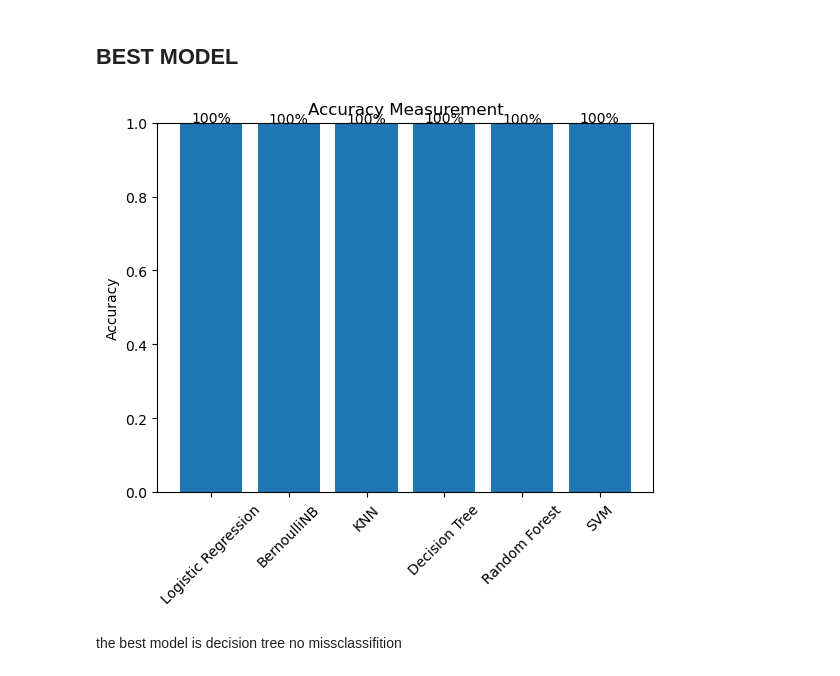
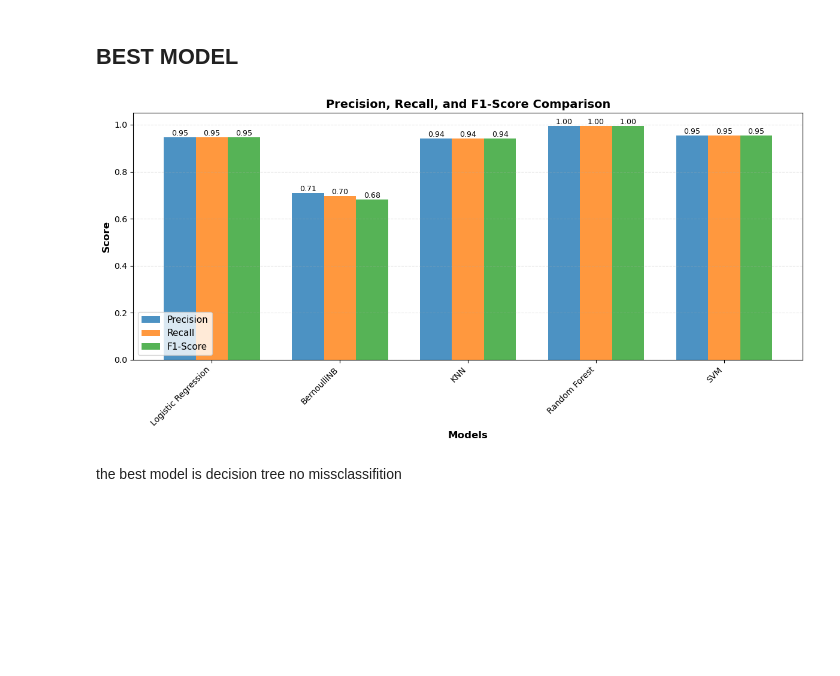
Before and after one commit to Dina1moh/Air-Quality-Prediction, a Jupyter notebook: model/model.ipynb, the cells around one changed output. Saved outputs shown, nothing was run; the diff lists cells and outputs as text; code cells hidden in the pictures; blank space fills up the shorter version.

```diff
--- a/model/model.ipynb
+++ b/model/model.ipynb
@@ -53,5 +57,13 @@ df.shape
+# %%
+# feature Selection
+df_selection= df.drop(columns=[
+"AQI Value",
+"CO AQI Category",
+"Ozone AQI Category",
+"NO2 AQI Category",
+"PM2.5 AQI Category"
+])
 # %% [markdown]
 ## Feature Extraction
 # %%
-# Create a new column 'Max_Pollutant' that contains the maximum AQI value among the pollutants for each row
-df['Max_Pollutant'] = df[['CO AQI Value','Ozone AQI Value','NO2 AQI Value','PM2.5 AQI Value']].max(axis=1)
+df_selection['pollution_mean'] = df_selection[['CO AQI Value','Ozone AQI Value','NO2 AQI Value','PM2.5 AQI Value']].mean(axis=1)
@@ -97,8 +93,8 @@ memory usage: 2.3+ MB
 # %% [markdown]
 ## Split Data
 # %%
-X = df.drop(columns=["AQI Category"])
-y = df['AQI Category']
+X = df_selection.drop(columns=["AQI Category"])
+y = df_selection['AQI Category']
 # %%
 X_train, X_test, y_train , y_test = train_test_split(X , y , test_size=0.2 , random_state=42 , stratify= y)
 # %%
@@ -349,2 +332,0 @@ DTC = DecisionTreeClassifier(random_state=42)
-# %%
-DTC.fit(X_train_processed, y_train_encoded)
@@ -465,40 +414,78 @@ Accuracy: 0.9996
 ## BEST MODEL
 # %%
 import matplotlib.pyplot as plt
+import numpy as np
 
+# Create a bar chart to compare the precision, recall, and F1-score of the models
 models = [
     "Logistic Regression",
     "BernoulliNB",
     "KNN",
-    "Decision Tree",
     "Random Forest",
     "SVM"
 ]
-accuracies = [
-    accuracy_score(y_test_encoded, LR.predict(X_test_processed)),
-    accuracy_score(y_test_encoded, Berrnou.predict(X_test_processed)),
-    accuracy_score(y_test_encoded, KNN_Classifier.predict(X_test_processed)),
-    accuracy_score(y_test_encoded, DTC.predict(X_test_processed)),
-    accuracy_score(y_test_encoded, random_forest.predict(X_test_processed)),
-    accuracy_score(y_test_encoded, svm_classifier.predict(X_test_processed))
+
+precision = [
+    precision_score(y_test_encoded, LR.predict(X_test_processed), average='weighted'),
+    precision_score(y_test_encoded, Berrnou.predict(X_test_processed), average='weighted'),
+    precision_score(y_test_encoded, KNN_Classifier.predict(X_test_processed), average='weighted'),
+    precision_score(y_test_encoded, random_forest.predict(X_test_processed), average='weighted'),
+    precision_score(y_test_encoded, svm_classifier.predict(X_test_processed), average='weighted')
 ]
 
+recall = [
+    recall_score(y_test_encoded, LR.predict(X_test_processed), average='weighted'),
+    recall_score(y_test_encoded, Berrnou.predict(X_test_processed), average='weighted'),
+    recall_score(y_test_encoded, KNN_Classifier.predict(X_test_processed), average='weighted'),
+    recall_score(y_test_encoded, random_forest.predict(X_test_processed), average='weighted'),
+    recall_score(y_test_encoded, svm_classifier.predict(X_test_processed), average='weighted')
+]
 
-plt.figure()
-plt.bar(models, accuracies)
+f1 = [
+    f1_score(y_test_encoded, LR.predict(X_test_processed), average='weighted'),
+    f1_score(y_test_encoded, Berrnou.predict(X_test_processed), average='weighted'),
+    f1_score(y_test_encoded, KNN_Classifier.predict(X_test_processed), average='weighted'),
+    f1_score(y_test_encoded, random_forest.predict(X_test_processed), average='weighted'),
+    f1_score(y_test_encoded, svm_classifier.predict(X_test_processed), average='weighted')
+]
 
-plt.title("Accuracy Measurement")
-plt.ylabel("Accuracy")
-plt.ylim(0, 1)
+# Create grouped bar chart
+fig, ax = plt.subplots(figsize=(12, 6))
 
-plt.xticks(rotation=45)
+x = np.arange(len(models))  # Label locations
+width = 0.25  # Width of bars
 
-for i in range(len(models)):
-    plt.text(i, accuracies[i], f"{accuracies[i]*100:.0f}%", ha='center')
+# Create bars
+bars1 = ax.bar(x - width, precision, width, label='Precision', alpha=0.8)
+bars2 = ax.bar(x, recall, width, label='Recall', alpha=0.8)
+bars3 = ax.bar(x + width, f1, width, label='F1-Score', alpha=0.8)
 
+# Add labels and title
+ax.set_xlabel('Models', fontsize=12, fontweight='bold')
+ax.set_ylabel('Score', fontsize=12, fontweight='bold')
+ax.set_title('Precision, Recall, and F1-Score Comparison', fontsize=14, fontweight='bold')
+ax.set_xticks(x)
+ax.set_xticklabels(models, rotation=45, ha='right')
+ax.legend(fontsize=11)
+ax.set_ylim(0, 1.05)
+ax.grid(axis='y', alpha=0.3, linestyle='--')
+
+# Add value labels on bars
+def add_value_labels(bars):
+    for bar in bars:
+        height = bar.get_height()
+        ax.text(bar.get_x() + bar.get_width()/2., height,
+                f'{height:.2f}',
+                ha='center', va='bottom', fontsize=9)
+
+add_value_labels(bars1)
+add_value_labels(bars2)
+add_value_labels(bars3)
+
+plt.tight_layout()
 plt.show()
 # %% [output]
-[figure, old version]
+[figure, new version]
 # %% [markdown]
 the best model is decision tree  no missclassifition
 # %%
```
Also changed, not shown: parts of 22 cells of this notebook, 10 other files.
